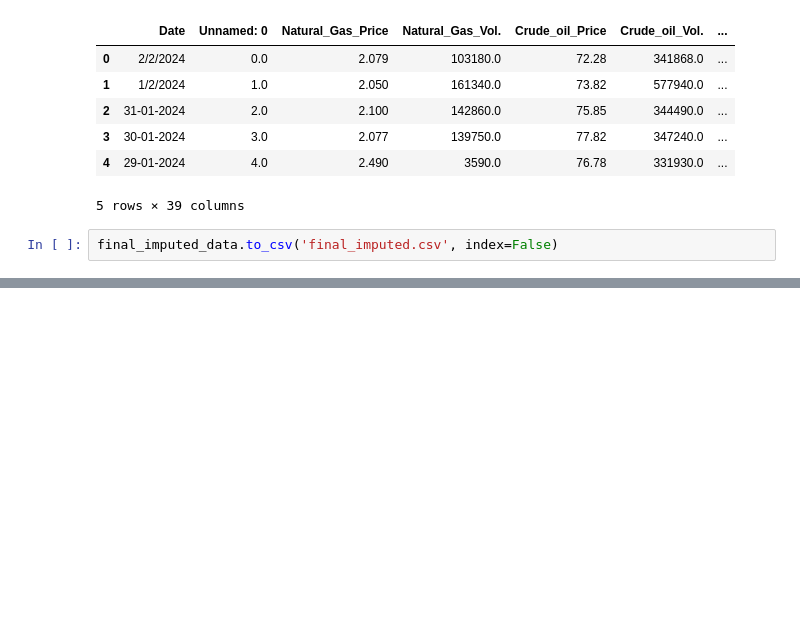
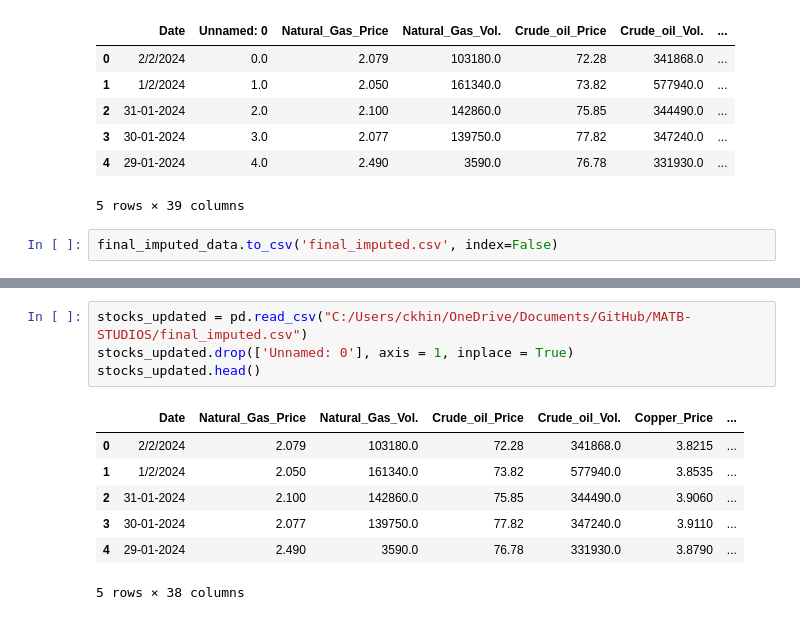
Before and after one commit to MATBckh22/MATB-STUDIOS, a Jupyter notebook: Stock Market.ipynb, the cells around one changed output, grey strips where cells are left out. Saved outputs shown, nothing was run; the diff lists cells and outputs as text; blank space fills up the shorter version.

```diff
--- a/Stock Market.ipynb
+++ b/Stock Market.ipynb
@@ -181,0 +192,12 @@ final_imputed_data.to_csv('final_imputed.csv', index=False)
+# %%
+stocks_updated = pd.read_csv("C:/Users/ckhin/OneDrive/Documents/GitHub/MATB-STUDIOS/final_imputed.csv")
+stocks_updated.drop(['Unnamed: 0'], axis = 1, inplace = True)
+stocks_updated.head()
+# %% [output]
+|  | Date | Natural_Gas_Price | Natural_Gas_Vol. | Crude_oil_Price | Crude_oil_Vol. | Copper_Price | ... |
+| 0 | 2/2/2024 | 2.079 | 103180.0 | 72.28 | 341868.0 | 3.8215 | ... |
+| 1 | 1/2/2024 | 2.050 | 161340.0 | 73.82 | 577940.0 | 3.8535 | ... |
+| 2 | 31-01-2024 | 2.100 | 142860.0 | 75.85 | 344490.0 | 3.9060 | ... |
+| 3 | 30-01-2024 | 2.077 | 139750.0 | 77.82 | 347240.0 | 3.9110 | ... |
+| 4 | 29-01-2024 | 2.490 | 3590.0 | 76.78 | 331930.0 | 3.8790 | ... |
+5 rows × 38 columns
```
Also changed, not shown: parts of 3 cells of this notebook, 5 other files.
